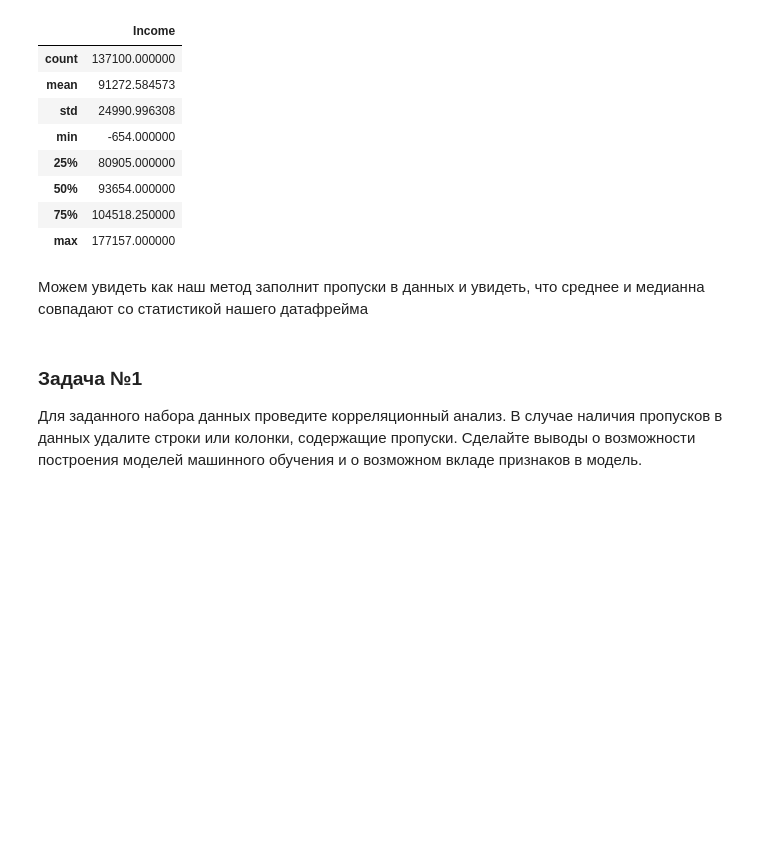
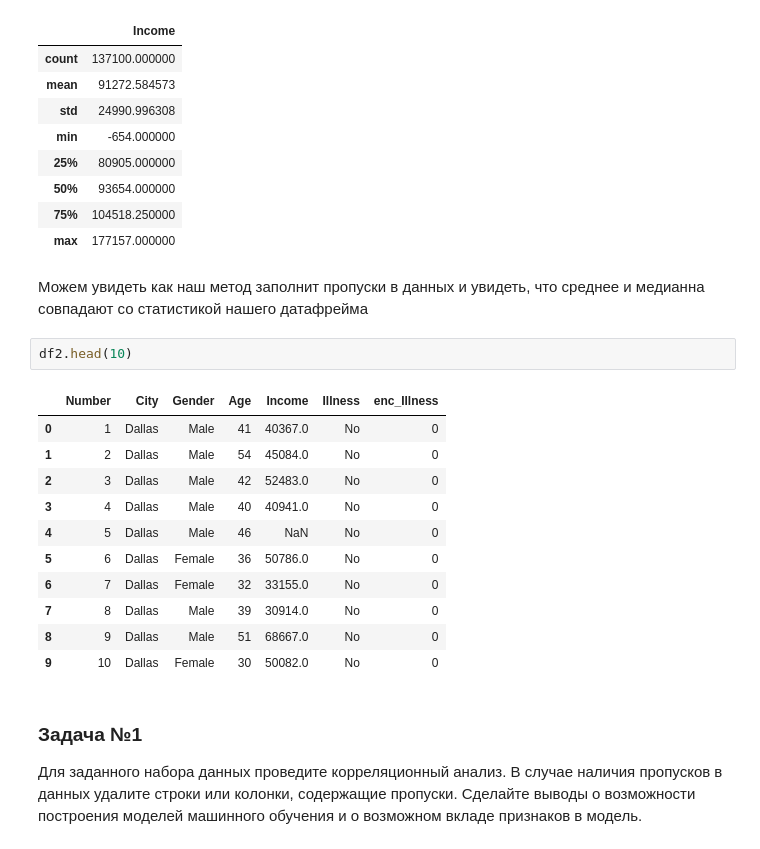
Before and after one commit to KZLZG/TML, a Jupyter notebook: RK1/rk1.ipynb, the cells around one changed output. Drawn from its saved outputs; the diff is of its cells as text; blank space fills up the shorter version.

```diff
--- a/RK1/rk1.ipynb
+++ b/RK1/rk1.ipynb
@@ -339,6 +339,20 @@ data_for_imp.describe()
 | max | 177157.000000 |
 # %% [markdown]
 Можем увидеть как наш метод заполнит пропуски в данных и увидеть, что среднее и медианна совпадают со статистикой нашего датафрейма
+# %%
+df2.head(10)
+# %% [output]
+|  | Number | City | Gender | Age | Income | Illness | enc_Illness |
+| 0 | 1 | Dallas | Male | 41 | 40367.0 | No | 0 |
+| 1 | 2 | Dallas | Male | 54 | 45084.0 | No | 0 |
+| 2 | 3 | Dallas | Male | 42 | 52483.0 | No | 0 |
+| 3 | 4 | Dallas | Male | 40 | 40941.0 | No | 0 |
+| 4 | 5 | Dallas | Male | 46 | NaN | No | 0 |
+| 5 | 6 | Dallas | Female | 36 | 50786.0 | No | 0 |
+| 6 | 7 | Dallas | Female | 32 | 33155.0 | No | 0 |
+| 7 | 8 | Dallas | Male | 39 | 30914.0 | No | 0 |
+| 8 | 9 | Dallas | Male | 51 | 68667.0 | No | 0 |
+| 9 | 10 | Dallas | Female | 30 | 50082.0 | No | 0 |
 # %% [markdown]
 ### Задача №1
 Для заданного набора данных проведите корреляционный анализ. В случае наличия пропусков в данных удалите строки или колонки, содержащие пропуски. Сделайте выводы о возможности построения моделей машинного обучения и о возможном вкладе признаков в модель.
```
Also changed, not shown: 1 other file.
